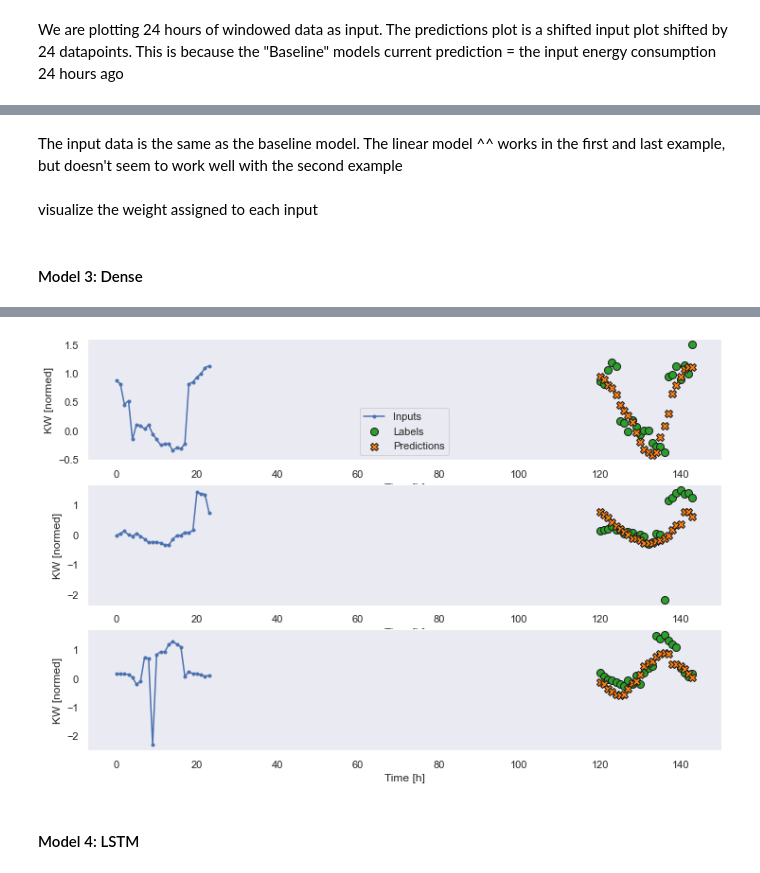
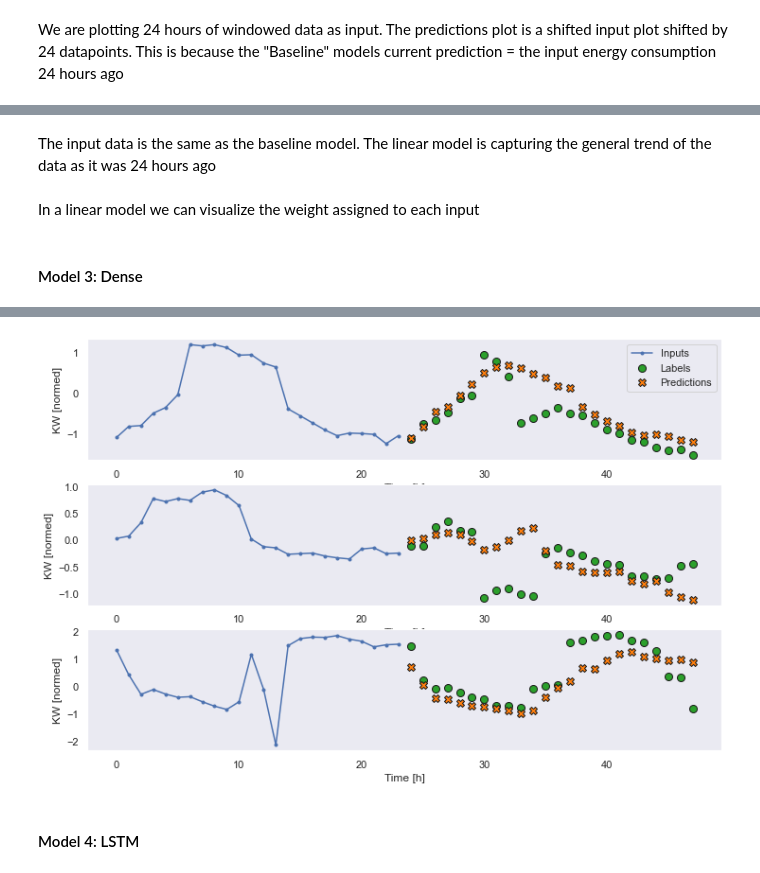
Before and after one commit to singhshraddha/ss-iotfunctions, a Jupyter notebook: notebooks/CognioForecastingKeras-RNN.ipynb, the cells around one changed output, grey strips where cells are left out. Drawn from its saved outputs; the diff is of its cells as text; code cells hidden in the pictures.

```diff
--- a/notebooks/CognioForecastingKeras-RNN.ipynb
+++ b/notebooks/CognioForecastingKeras-RNN.ipynb
@@ -182,8 +199,8 @@ year = (365.2425)*day # number of seconds in a year
 
 df_freq['Day sin'] = np.sin(timestamp_s * (2 * np.pi / day))
 df_freq['Day cos'] = np.cos(timestamp_s * (2 * np.pi / day))
-df_freq['Week sin'] = np.sin(timestamp_s * (2 * np.pi / week))
-df_freq['Week cos'] = np.cos(timestamp_s * (2 * np.pi / week))
+# df_freq['Week sin'] = np.sin(timestamp_s * (2 * np.pi / week))
+# df_freq['Week cos'] = np.cos(timestamp_s * (2 * np.pi / week))
 df_freq['Year sin'] = np.sin(timestamp_s * (2 * np.pi / year))
 df_freq['Year cos'] = np.cos(timestamp_s * (2 * np.pi / year))
 # %%
@@ -205,7 +222,3 @@ Text(0.5, 1.0, 'Time of day signal')
-# %%
-df_freq['Hourly energy change'] = df_freq['KW'].diff()
-# %%
-df_freq.dropna(inplace=True)
 # %%
 df_freq = df_freq.drop(columns=['Year sin', 'Year cos'])
 df_freq.head()
@@ -446,5 +459,5 @@ All models use
 # %%
-forecast_days = 5
+forecast_days = 1
 # %%
 MAX_EPOCHS = 20
 
@@ -560,7 +572,7 @@ Epoch 10/20
 # %% [markdown]
-The input data is the same as the baseline model. The linear model ^^ works in the first and last example, but doesn't seem to work well with the second example
+The input data is the same as the baseline model. The linear model is capturing the general trend of the data as it was 24 hours ago
 # %% [markdown]
-visualize the weight assigned to each input
+In a linear model we can visualize the weight assigned to each input
 # %%
 plt.bar(x = range(len(train_df.columns)),
         height=linear.layers[0].kernel[:,0].numpy())
@@ -571,8 +583,8 @@ _ = axis.set_xticklabels(train_df.columns, rotation=90)
 #### Model 3: Dense
 # %%
 dense = tf.keras.Sequential([
-    tf.keras.layers.Dense(units=32, activation='relu'),
-    tf.keras.layers.Dense(units=32, activation='relu'),
+    tf.keras.layers.Dense(units=64, activation='relu'),
+    tf.keras.layers.Dense(units=64, activation='relu'),
     tf.keras.layers.Dense(units=1)
 ])
 
@@ -593,4 +605,4 @@ Epoch 3/20
-[figure, old version]
+[figure, new version]
 # %% [markdown]
 #### Model 4: LSTM
 # %%
```
Also changed, not shown: parts of 32 cells of this notebook, 2 other files.
